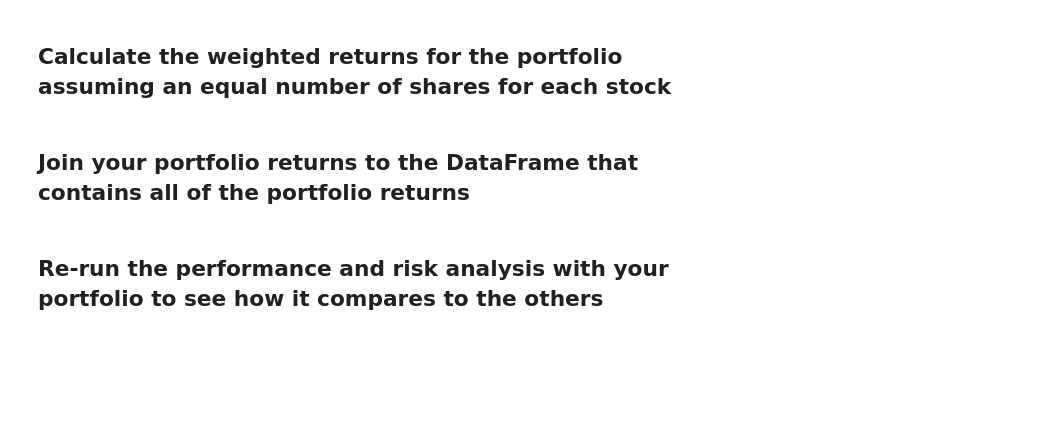
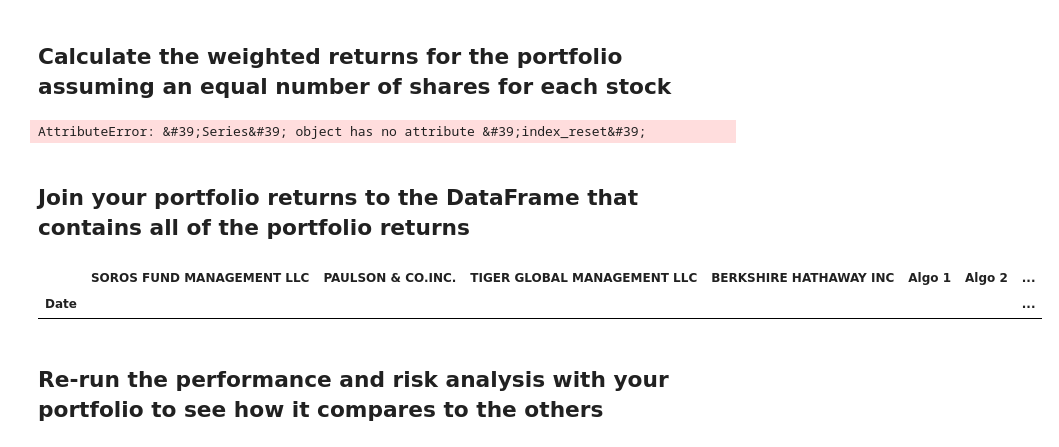
Before and after one commit to CacheKatch/quant_stats_portfolio, a Jupyter notebook: whale_analysis.ipynb, the cells around one changed output. Saved outputs shown, nothing was run; the diff lists cells and outputs as text; code cells hidden in the pictures; blank space fills up the shorter version.

```diff
--- a/whale_analysis.ipynb
+++ b/whale_analysis.ipynb
@@ -460,8 +526,26 @@ weights = [1/3, 1/3, 1/3]
+# %%
+# Calculate weighted portfolio returns
+weights = [1/6, 1/6, 1/6, 1/6, 1/6, 1/6]
+# YOUR CODE HERE
+combined_df_returns = combined_df.pct_change()
+#combined_df_returns.head()
+combined_df_returns.dropna(inplace=True)
+#combined_df_returns.head()
+combined_port_returns=combined_df_returns.dot(weights)
+combined_port_returns
+combined_port_returns.index_reset()
+# %% [output]
+AttributeError: &#39;Series&#39; object has no attribute &#39;index_reset&#39;
 # %% [markdown]
 ## Join your portfolio returns to the DataFrame that contains all of the portfolio returns
 # %%
 # Add your "Custom" portfolio to the larger dataframe of fund returns
 # YOUR CODE HERE
+final_portf_returns = pd.concat([combined_files,combined_port_returns], axis = 'columns', join='inner')
+final_portf_returns.head()
+# %% [output]
+|  | SOROS FUND MANAGEMENT LLC | PAULSON & CO.INC. | TIGER GLOBAL MANAGEMENT LLC | BERKSHIRE HATHAWAY INC | Algo 1 | Algo 2 | ... |
+| Date |  |  |  |  |  |  | ... |
 # %%
 # Only compare dates where return data exists for all the stocks (drop NaNs)
 # YOUR CODE HERE
```
Also changed, not shown: parts of 8 cells of this notebook, 12 other files.
